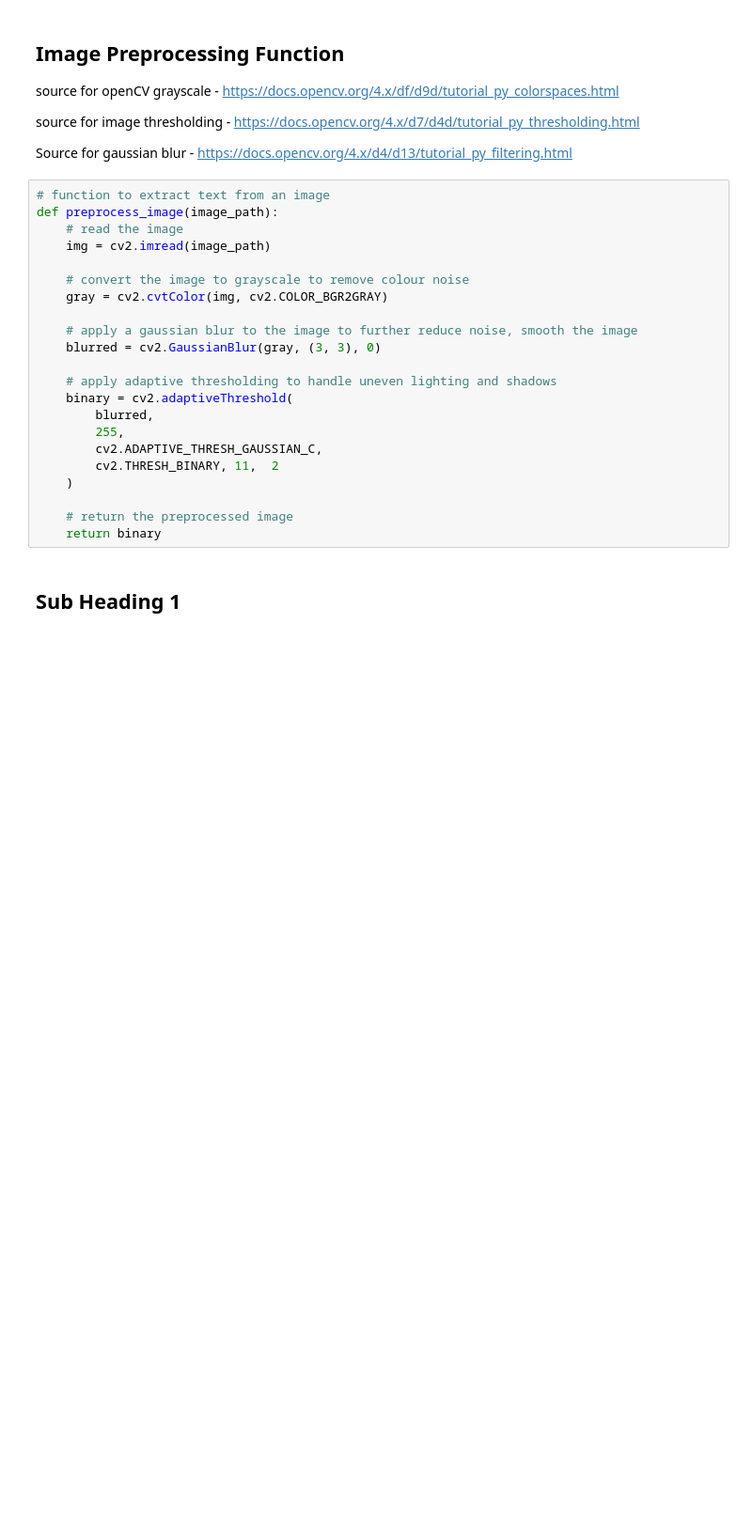
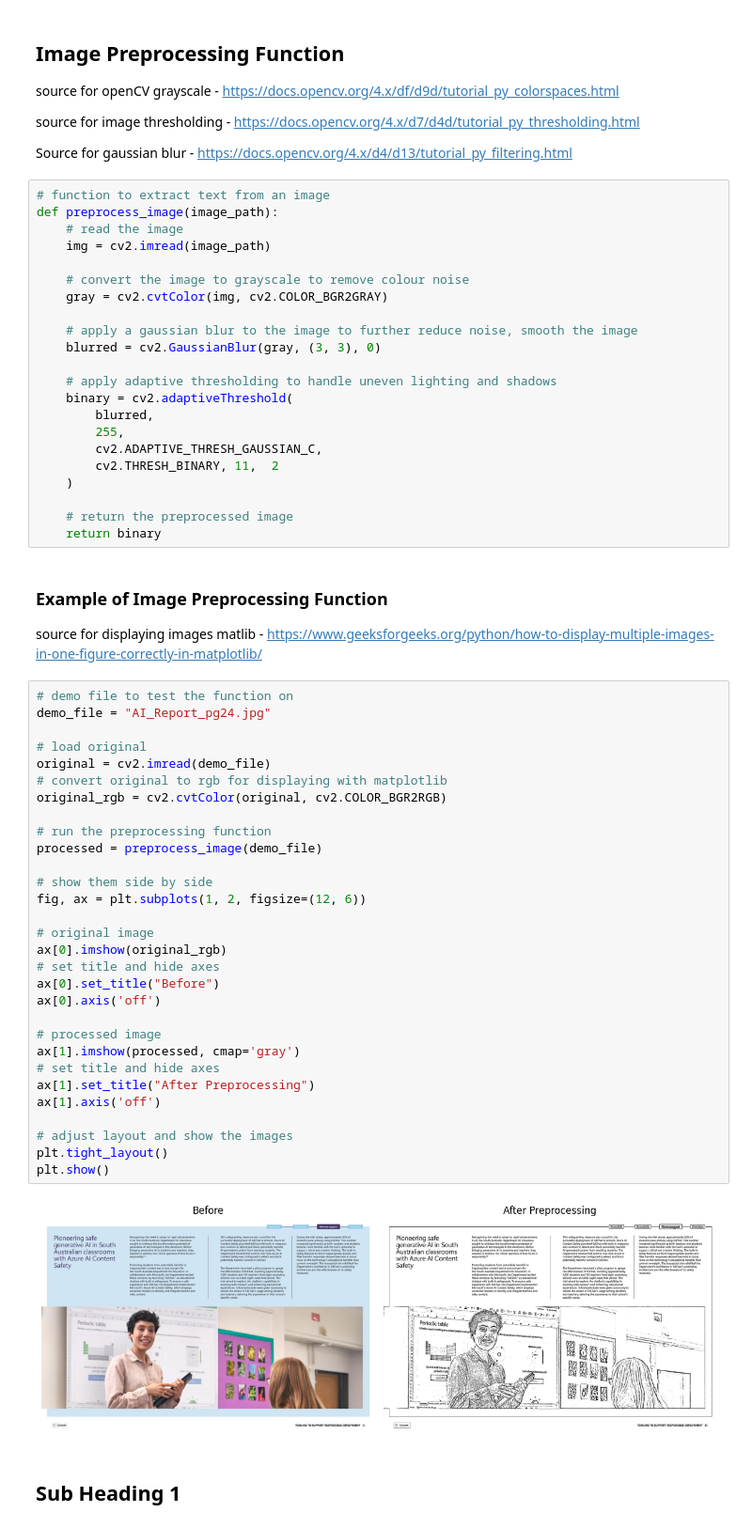
Before and after one commit to ATU-BDAAI/ca2-assignment-jbuckett-1, a Jupyter notebook: Buckett_Jamie_CA2.ipynb, the cells around one changed output. Shown at 94% size. Saved outputs shown, nothing was run; the diff lists cells and outputs as text; blank space fills up the shorter version.

Commit message:
Created an example/demo cell for image preprocessing function. Displayed images side by side in the notebook

```diff
--- a/Buckett_Jamie_CA2.ipynb
+++ b/Buckett_Jamie_CA2.ipynb
@@ -654,6 +658,42 @@ def preprocess_image(image_path):
 
     # return the preprocessed image
     return binary
+# %% [markdown]
+### Example of Image Preprocessing Function
+
+source for displaying images matlib - https://www.geeksforgeeks.org/python/how-to-display-multiple-images-in-one-figure-correctly-in-matplotlib/
+# %%
+# demo file to test the function on
+demo_file = "AI_Report_pg24.jpg"
+
+# load original
+original = cv2.imread(demo_file)
+# convert original to rgb for displaying with matplotlib
+original_rgb = cv2.cvtColor(original, cv2.COLOR_BGR2RGB)
+
+# run the preprocessing function
+processed = preprocess_image(demo_file)
+
+# show them side by side
+fig, ax = plt.subplots(1, 2, figsize=(12, 6))
+
+# original image
+ax[0].imshow(original_rgb)
+# set title and hide axes
+ax[0].set_title("Before")
+ax[0].axis('off')
+
+# processed image
+ax[1].imshow(processed, cmap='gray')
+# set title and hide axes
+ax[1].set_title("After Preprocessing")
+ax[1].axis('off')
+
+# adjust layout and show the images
+plt.tight_layout()
+plt.show()
+# %% [output]
+[figure, added]
 # %% [markdown]
 ## Sub Heading 1
 # %%
```
Also changed, not shown: parts of 2 cells of this notebook, 1 other file.
